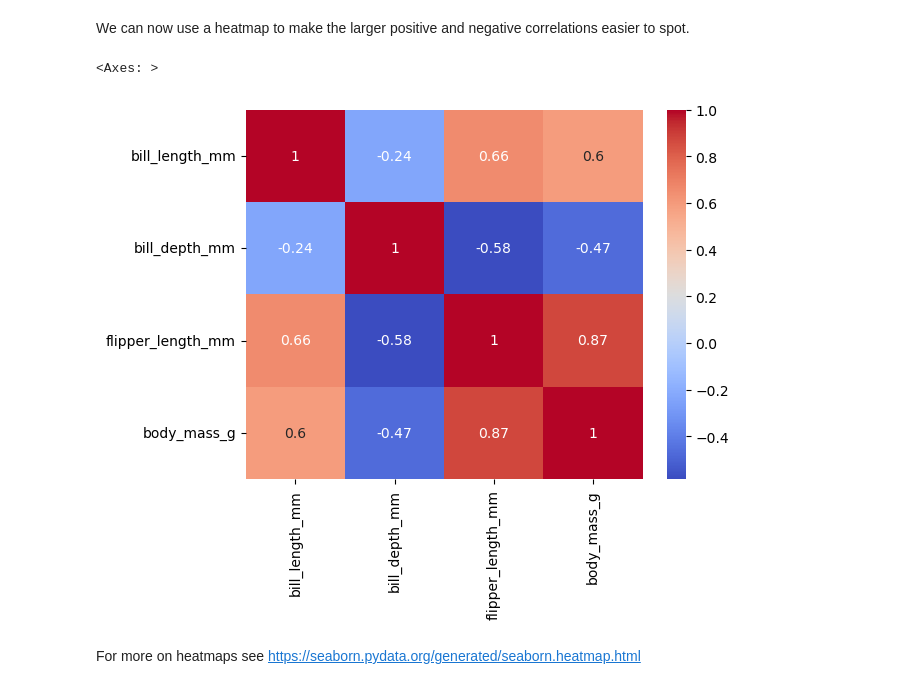
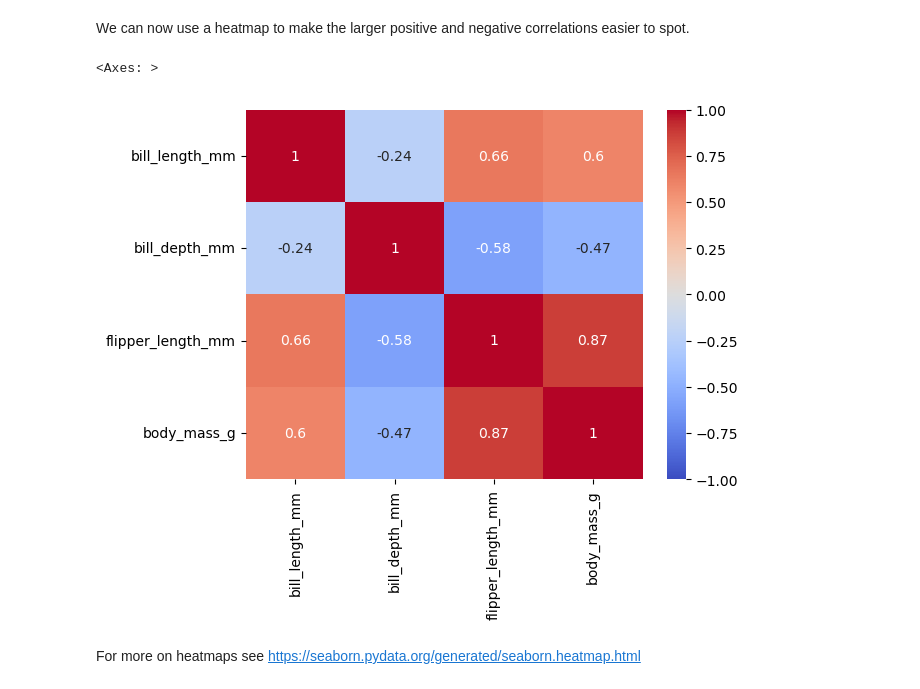
Before and after one commit to JohnMcKechnieGC/understanding-data, a Jupyter notebook: seaborn_tutorial.ipynb, the cells around one changed output. Saved outputs shown, nothing was run; the diff lists cells and outputs as text; code cells hidden in the pictures.

```diff
--- a/seaborn_tutorial.ipynb
+++ b/seaborn_tutorial.ipynb
@@ -308,10 +318,14 @@ We can now use a heatmap to make the larger positive and negative correlations e
 # %%
 sns.heatmap(data=correlations,
             annot=True,
-            cmap="coolwarm")
+            cmap="coolwarm",
+            # We can set the limits of the colour scale with vmin and vmax
+            vmin=-1,
+            vmax=1,
+            )
 # %% [output]
 <Axes: >
-[figure, old version]
+[figure, new version]
 # %% [markdown]
 For more on heatmaps see https://seaborn.pydata.org/generated/seaborn.heatmap.html
 # %% [markdown]
```
Also changed, not shown: parts of 8 cells of this notebook, 22 other files.
